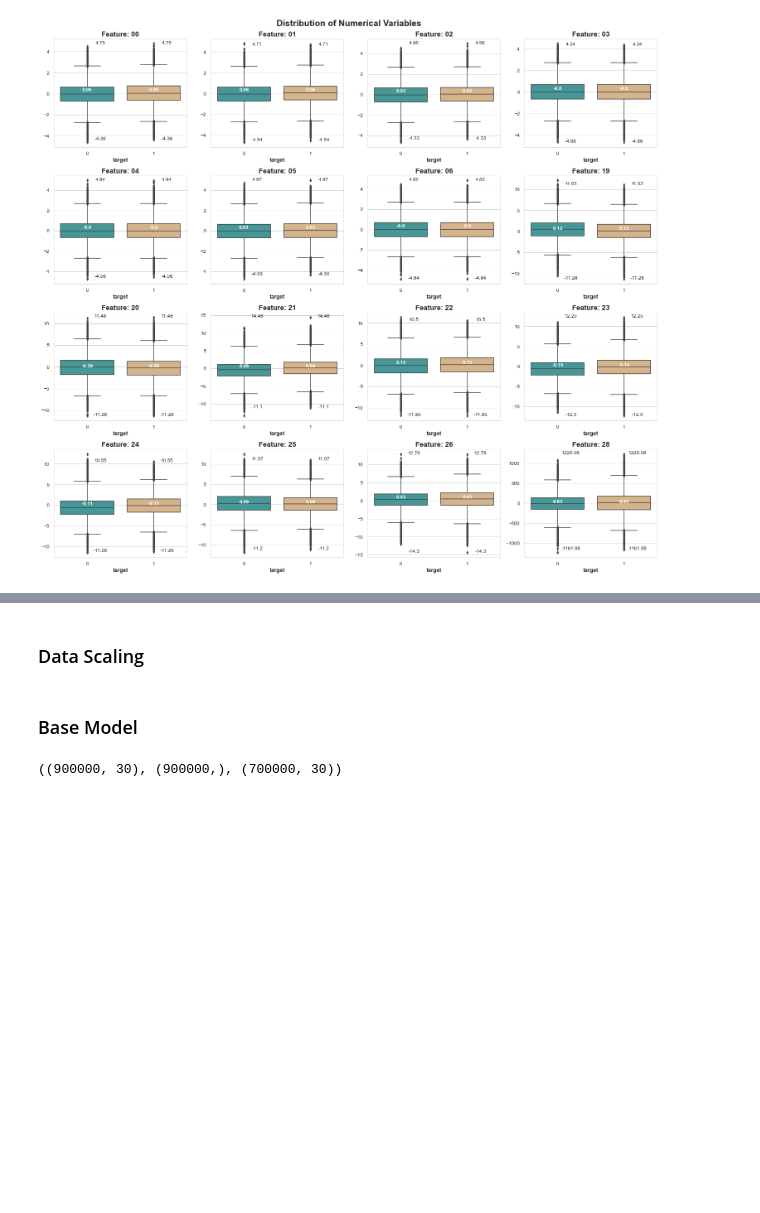
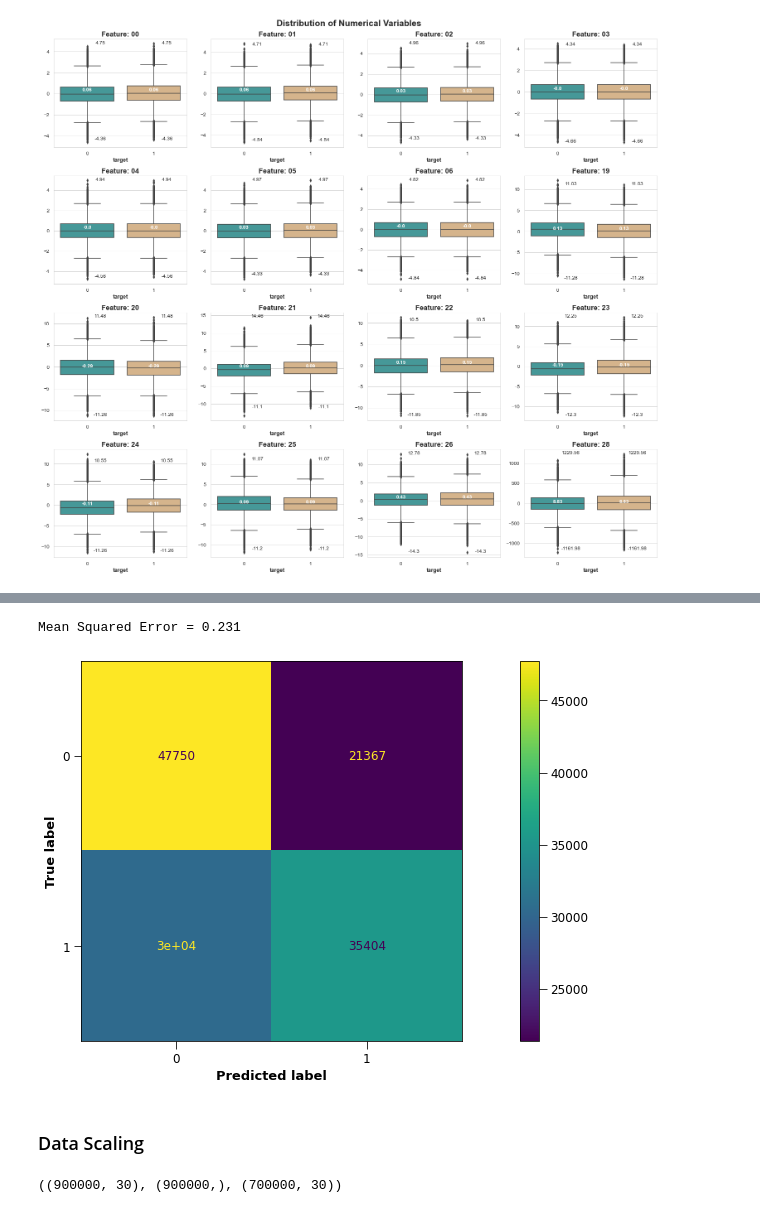
Before and after one commit to ZenithClown/self-development, a Jupyter notebook: notebooks/Tabular Playground Series [TPS] May, 2022.ipynb, the cells around one changed output, grey strips where cells are left out. Cells and saved outputs as stored; diff of their text form; code cells hidden in the pictures; blank space fills up the shorter version.

```diff
--- a/notebooks/Tabular Playground Series [TPS] May, 2022.ipynb
+++ b/notebooks/Tabular Playground Series [TPS] May, 2022.ipynb
@@ -49,7 +57,7 @@ import matplotlib.pyplot as plt
 
 %precision 3
 %matplotlib inline
-sns.set_style('whitegrid');
+# sns.set_style('whitegrid');
 plt.style.use('default-style');
 pd.set_option('display.max_rows', 50)
 pd.set_option('display.max_columns', 35)
@@ -468,0 +511,5 @@ plt.show()
+# %%
+x_train_base, x_test_base, y_train_base, y_test_base = train_test_split(x_train, y_train, test_size = 0.15, random_state = 7) # keep `test_size` for validation on other models
+# %%
+model = LinearRegression()
+model.fit(x_train_base, y_train_base) # fit regression model
@@ -469,2 +525,21 @@ plt.show()
+# %%
+# predict on test data, and display confusion matrix
+y_test_predicted = model.predict(x_test_base)
+
+# however, we can also set an threshold and directly predict 0/1
+# setting threshold based on the data distribution of training data (i.e. 51%)
+y_test_predicted_lim = np.array([1.0 if y_ >= 0.5135 else 0.0 for y_ in y_test_predicted])
+# %%
+mse = mean_squared_error(y_test_base, y_test_predicted)
+print(f"Mean Squared Error = {round(mse, 3)}")
+# %% [output]
+Mean Squared Error = 0.231
+# %%
+cm = confusion_matrix(y_test_base, y_test_predicted_lim)
+disp = ConfusionMatrixDisplay(cm)
+disp.plot()
+plt.show()
+# %% [output]
+[figure, added]
 # %% [markdown]
 ### Data Scaling
@@ -480,8 +548,6 @@ scalar = StandardScaler()
 
 x_train_sc = scalar.fit_transform(x_train)
 x_test_sc = scalar.transform(x_test)
-# %% [markdown]
-### Base Model
 # %%
 x_train.shape, y_train.shape, x_test.shape
 # %% [output]
```
Also changed, not shown: parts of 33 cells of this notebook.
